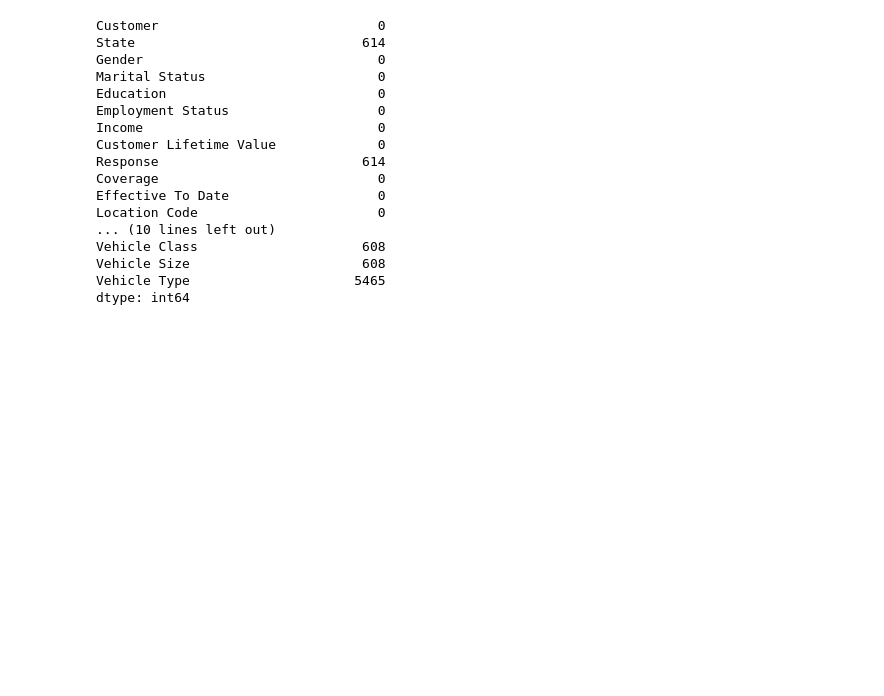
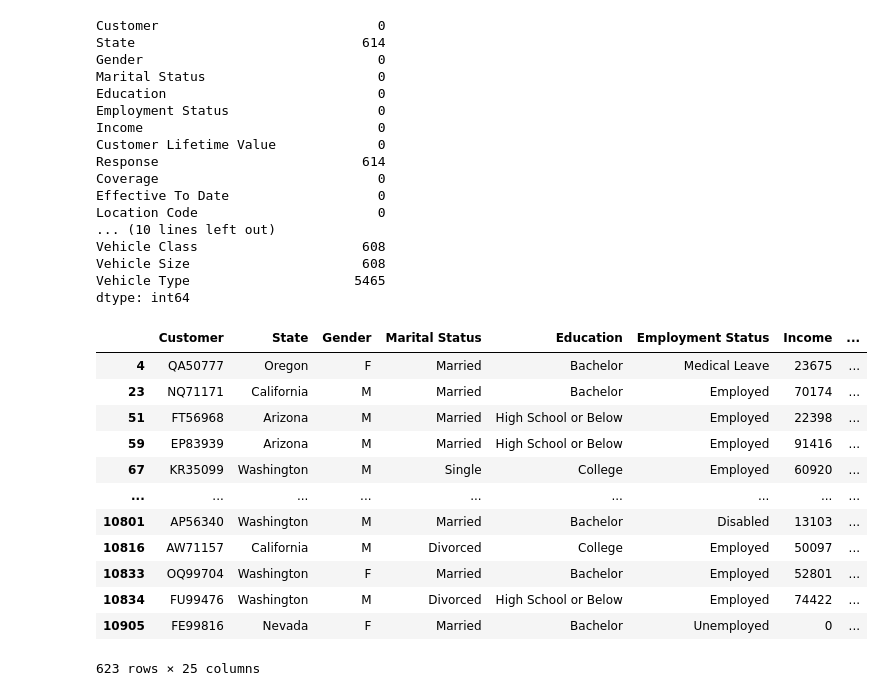
Before and after one commit to ClaraQuer/lab-customer-analysis-round-2, a Jupyter notebook: Costumer Analysis Round 2.ipynb, the cells around one changed output. Saved outputs shown, nothing was run; the diff lists cells and outputs as text; code cells hidden in the pictures; blank space fills up the shorter version.

```diff
--- a/Costumer Analysis Round 2.ipynb
+++ b/Costumer Analysis Round 2.ipynb
@@ -153,3 +135,23 @@ Vehicle Class                     608
 Vehicle Size                      608
 Vehicle Type                     5465
 dtype: int64
+# %%
+pd.set_option('display.max_columns', None)
+
+mca[mca['State'].isna() & mca['Response'].isna()] #The ones with no response have no State Assigned. Maybe that is because they coulddn't ask.
+
+mca[(mca['Months Since Last Claim'].isna() & mca['Number Of Open Complaints'].isna())] #The ones with no data about open complaints also have no data for previous complaints, suggesting they are new costumers.
+# %% [output]
+|  | Customer | State | Gender | Marital Status | Education | Employment Status | Income | ... |
+| 4 | QA50777 | Oregon | F | Married | Bachelor | Medical Leave | 23675 | ... |
+| 23 | NQ71171 | California | M | Married | Bachelor | Employed | 70174 | ... |
+| 51 | FT56968 | Arizona | M | Married | High School or Below | Employed | 22398 | ... |
+| 59 | EP83939 | Arizona | M | Married | High School or Below | Employed | 91416 | ... |
+| 67 | KR35099 | Washington | M | Single | College | Employed | 60920 | ... |
+| ... | ... | ... | ... | ... | ... | ... | ... | ... |
+| 10801 | AP56340 | Washington | M | Married | Bachelor | Disabled | 13103 | ... |
+| 10816 | AW71157 | California | M | Divorced | College | Employed | 50097 | ... |
+| 10833 | OQ99704 | Washington | F | Married | Bachelor | Employed | 52801 | ... |
+| 10834 | FU99476 | Washington | M | Divorced | High School or Below | Employed | 74422 | ... |
+| 10905 | FE99816 | Nevada | F | Married | Bachelor | Unemployed | 0 | ... |
+623 rows × 25 columns
```
Also changed, not shown: parts of 10 cells of this notebook.
